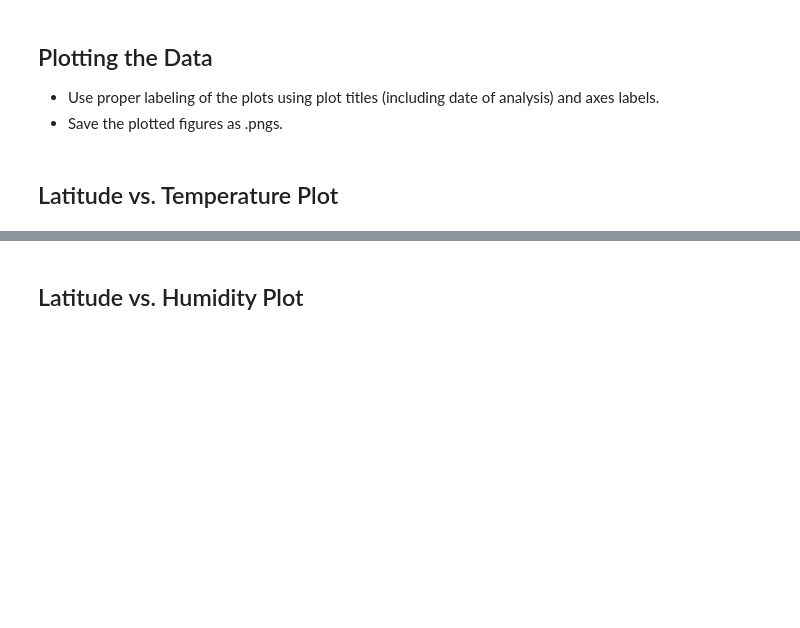
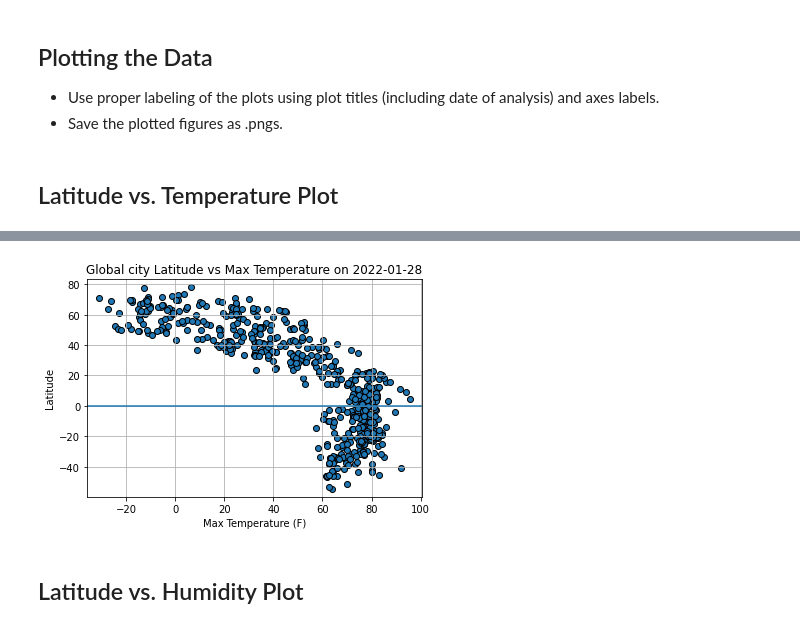
Before and after one commit to thelearning1/python-API-challenge, a Jupyter notebook: API-Challenge/WeatherPy.ipynb, the cells around one changed output, grey strips where cells are left out. Cells and saved outputs as stored; diff of their text form; code cells hidden in the pictures; blank space fills up the shorter version.

```diff
--- a/API-Challenge/WeatherPy.ipynb
+++ b/API-Challenge/WeatherPy.ipynb
@@ -99,0 +172,3 @@ Data Retrieval Complete
+# %%
+weather_data = pd.DataFrame(weather_dict)
+weather_data.head()
@@ -129,3 +186,6 @@ Int64Index([], dtype='int64')
+# %%
+weather_data_clean = weather_data[weather_data.Humidity <= 100]
+weather_data_clean.to_csv(output_data_file)
 # %% [markdown]
 ## Plotting the Data
 * Use proper labeling of the plots using plot titles (including date of analysis) and axes labels.
@@ -138,2 +195,21 @@ Int64Index([], dtype='int64')
+# %%
+#label the plot and establish referencable variables to manipulate presentation
+title = f'Global city Latitude vs Max Temperature on {today}'
+plt.title(f'Global city Latitude vs Max Temperature on {today}')
+plt.xlabel('Max Temperature (F)')
+plt.ylabel('Latitude')
+y_min, y_max = min(weather_data_clean['Lat'])-5, max(weather_data_clean['Lat'])+5
+x_min, x_max = min(weather_data_clean['Max Temp'])-5,max(weather_data_clean['Max Temp'])+5
+
+#create the scatter plot
+plt.scatter(weather_data_clean['Max Temp'],weather_data_clean['Lat'],edgecolors='black')
+plt.xlim(x_min, x_max)
+plt.ylim(y_min,y_max)
+plt.hlines(0,x_min,x_max)
+plt.grid()
+plt.savefig(f'../output_data/{title}.png')
+plt.show()
+# %% [output]
+[figure, added]
 # %% [markdown]
 ## Latitude vs. Humidity Plot
```
Also changed, not shown: parts of 39 cells of this notebook, 16 other files.
